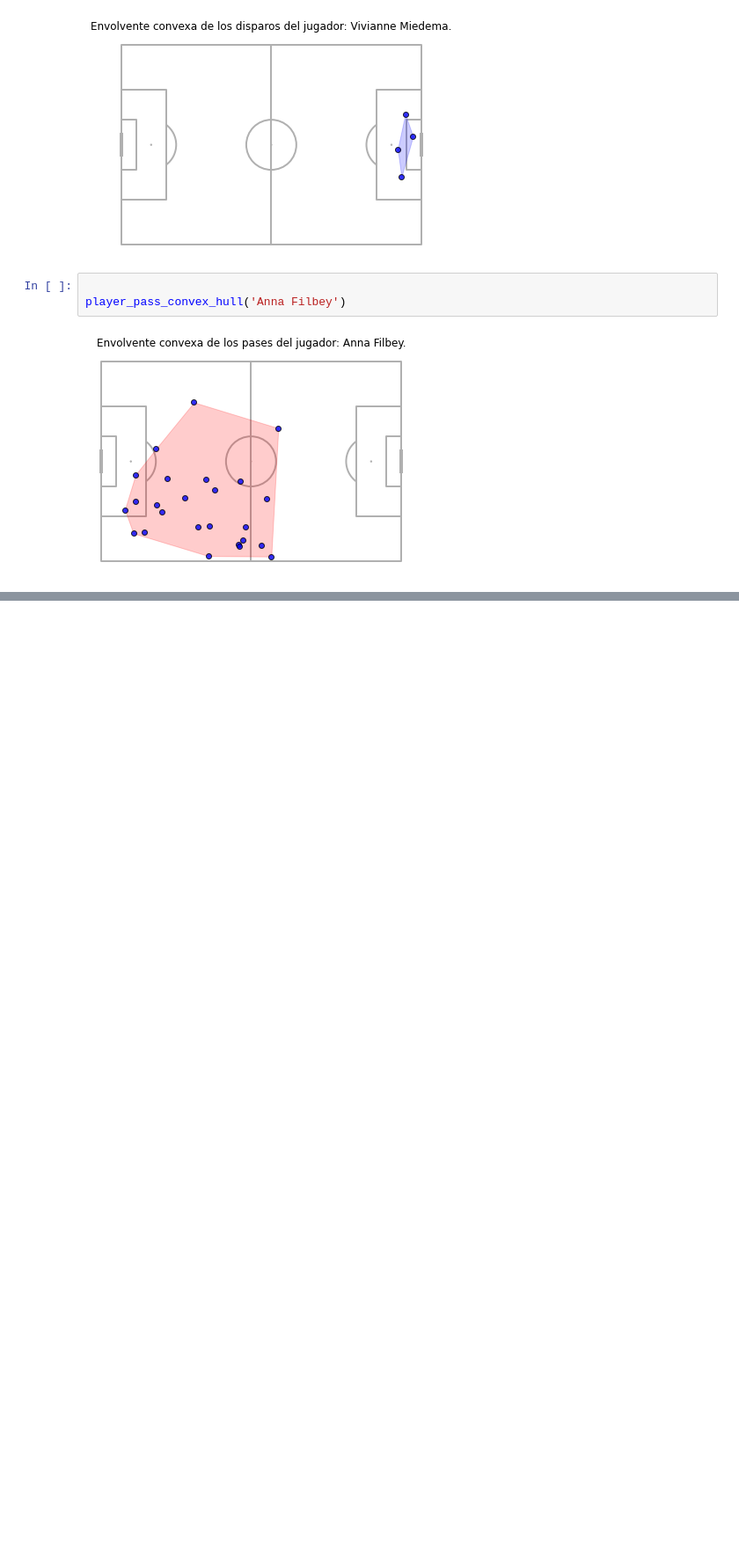
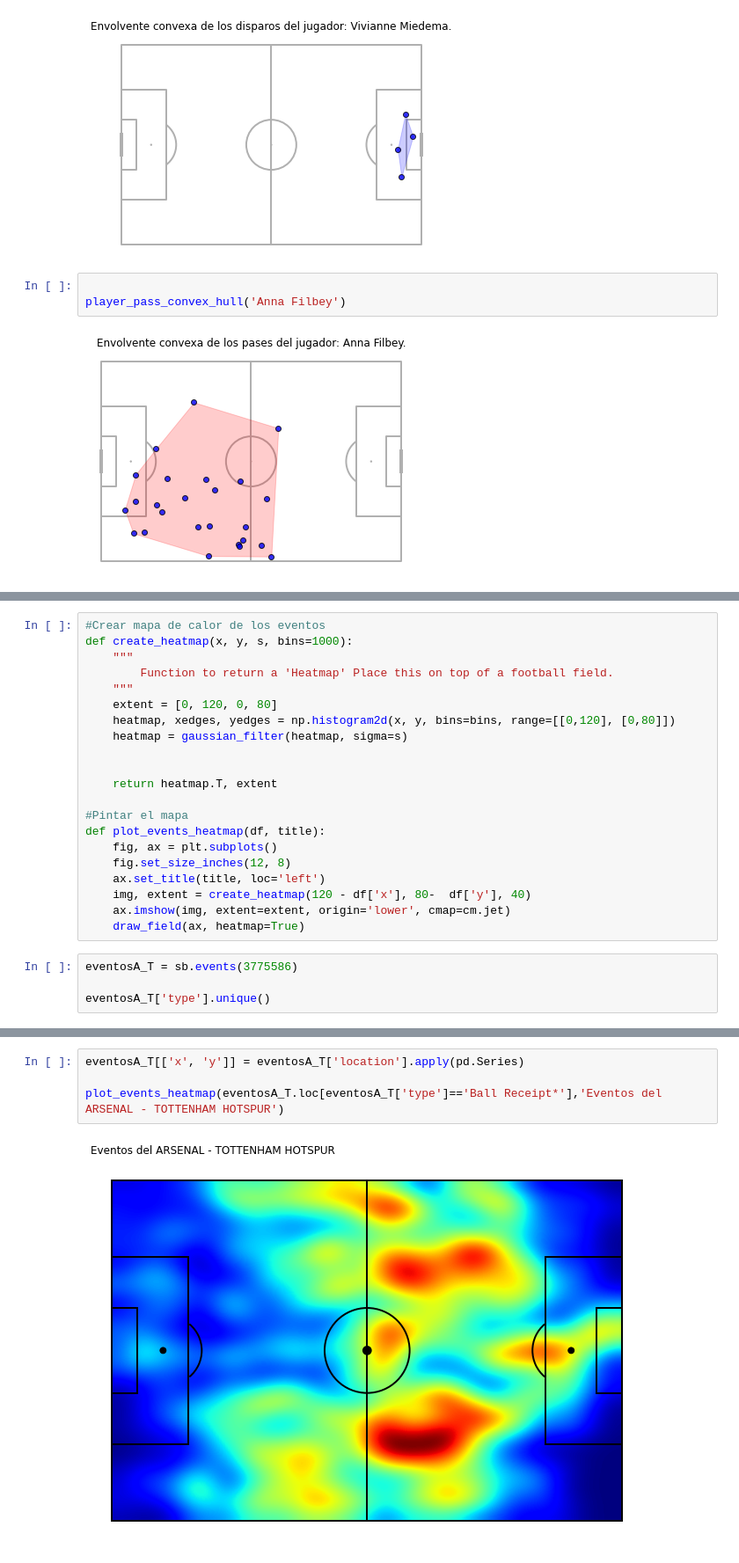
Before and after one commit to rafadelgadom/proyecto_ml, a Jupyter notebook: Notebook 2. Análisis y Visualización Partido único.ipynb, the cells around one changed output, grey strips where cells are left out. Shown at 88% size. Cells and saved outputs as stored; diff of their text form; blank space fills up the shorter version.

```diff
--- a/Notebook 3. Análisis y Visualización Partido único.ipynb
+++ b/Notebook 2. Análisis y Visualización Partido único.ipynb
@@ -416,0 +527,25 @@ player_pass_convex_hull('Anna Filbey')
+# %%
+#Crear mapa de calor de los eventos
+def create_heatmap(x, y, s, bins=1000):
+    """
+        Function to return a 'Heatmap' Place this on top of a football field.
+    """
+    extent = [0, 120, 0, 80]
+    heatmap, xedges, yedges = np.histogram2d(x, y, bins=bins, range=[[0,120], [0,80]])
+    heatmap = gaussian_filter(heatmap, sigma=s)
+
+
+    return heatmap.T, extent
+
+#Pintar el mapa
+def plot_events_heatmap(df, title):
+    fig, ax = plt.subplots()
+    fig.set_size_inches(12, 8)
+    ax.set_title(title, loc='left')
+    img, extent = create_heatmap(120 - df['x'], 80-  df['y'], 40)
+    ax.imshow(img, extent=extent, origin='lower', cmap=cm.jet)
+    draw_field(ax, heatmap=True)
+# %%
+eventosA_T = sb.events(3775586)
+
+eventosA_T['type'].unique()
@@ -416,0 +561,6 @@ player_pass_convex_hull('Anna Filbey')
+# %%
+eventosA_T[['x', 'y']] = eventosA_T['location'].apply(pd.Series)
+
+plot_events_heatmap(eventosA_T.loc[eventosA_T['type']=='Ball Receipt*'],'Eventos del ARSENAL - TOTTENHAM HOTSPUR')
+# %% [output]
+[figure, added]
```
Also changed, not shown: parts of 3 cells of this notebook, 2 other files.
